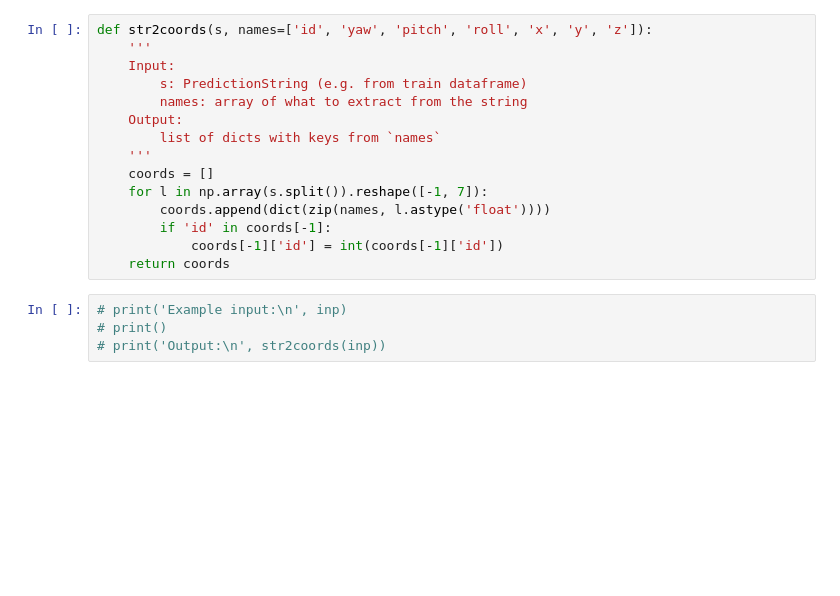
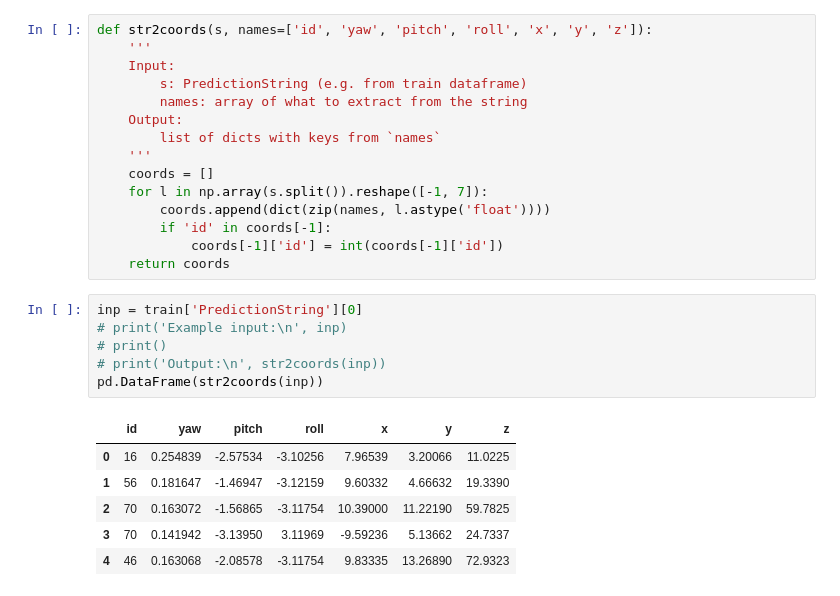
Before and after one commit to ZhuLeon/Predict-Vehicle-Angle, a Jupyter notebook: src/Baidu.ipynb, the cells around one changed output. Drawn from its saved outputs; the diff is of its cells as text; blank space fills up the shorter version.

```diff
--- a/src/Baidu.ipynb
+++ b/src/Baidu.ipynb
@@ -70,6 +71,15 @@ def str2coords(s, names=['id', 'yaw', 'pitch', 'roll', 'x', 'y', 'z']):
             coords[-1]['id'] = int(coords[-1]['id'])
     return coords
 # %%
+inp = train['PredictionString'][0]
 # print('Example input:\n', inp)
 # print()
 # print('Output:\n', str2coords(inp))
+pd.DataFrame(str2coords(inp))
+# %% [output]
+|  | id | yaw | pitch | roll | x | y | z |
+| 0 | 16 | 0.254839 | -2.57534 | -3.10256 | 7.96539 | 3.20066 | 11.0225 |
+| 1 | 56 | 0.181647 | -1.46947 | -3.12159 | 9.60332 | 4.66632 | 19.3390 |
+| 2 | 70 | 0.163072 | -1.56865 | -3.11754 | 10.39000 | 11.22190 | 59.7825 |
+| 3 | 70 | 0.141942 | -3.13950 | 3.11969 | -9.59236 | 5.13662 | 24.7337 |
+| 4 | 46 | 0.163068 | -2.08578 | -3.11754 | 9.83335 | 13.26890 | 72.9323 |
```
Also changed, not shown: parts of 12 cells of this notebook.
